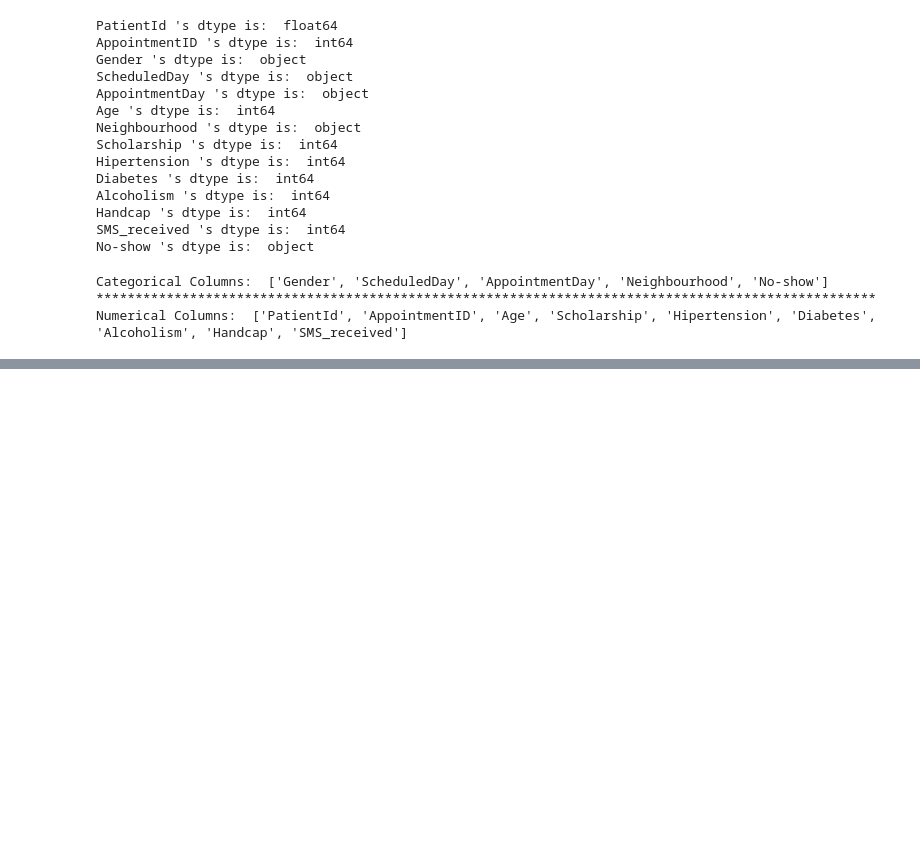
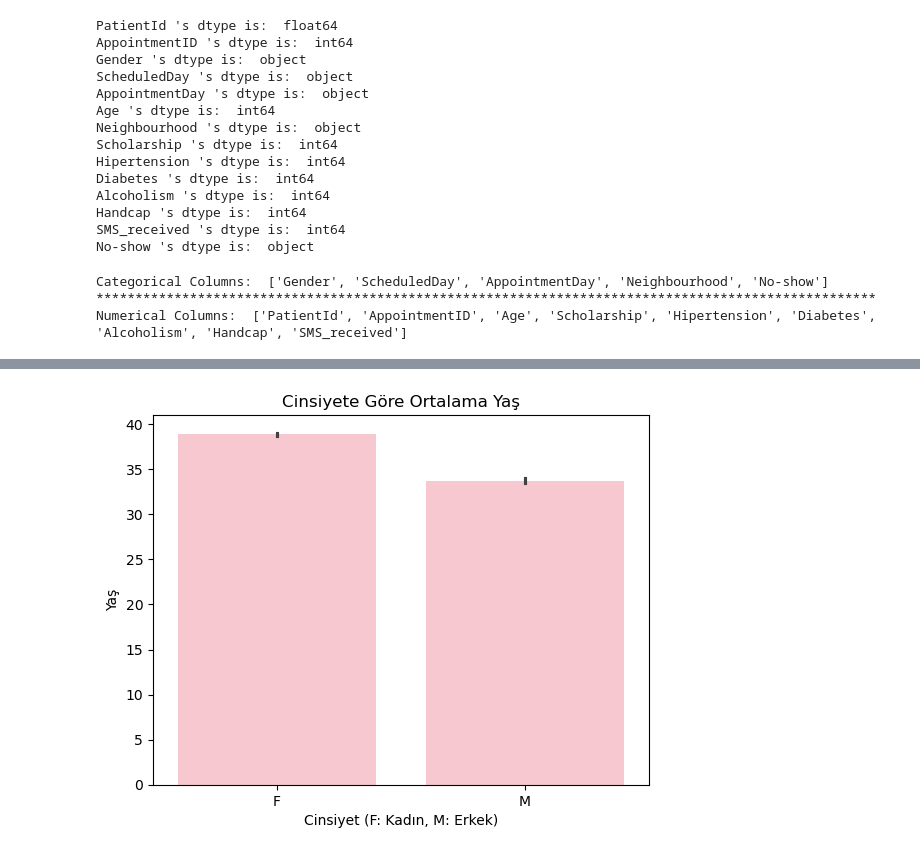
Before and after one commit to UstubecEmre/MedicalAppointmentML, a Jupyter notebook: medical_appointment.ipynb, the cells around one changed output, grey strips where cells are left out. Cells and saved outputs as stored; diff of their text form; code cells hidden in the pictures; blank space fills up the shorter version.

```diff
--- a/medical_appointment.ipynb
+++ b/medical_appointment.ipynb
@@ -137,0 +214,13 @@ Numerical Columns:  ['PatientId', 'AppointmentID', 'Age', 'Scholarship', 'Hipert
+# %%
+# Age
+mean_age = df_copy["Age"].mean() # 37.08
+
+df_copy.groupby("Gender")["Age"].mean() # F: 38.893987 M: 33.736863
+
+sns.barplot(x = "Gender", y = "Age", data= df_copy, color = "pink")
+plt.title("Cinsiyete Göre Ortalama Yaş")
+plt.xlabel("Cinsiyet (F: Kadın, M: Erkek)")
+plt.ylabel("Yaş")
+plt.show()
+# %% [output]
+[figure, added]
```
Also changed, not shown: parts of 13 cells of this notebook.
